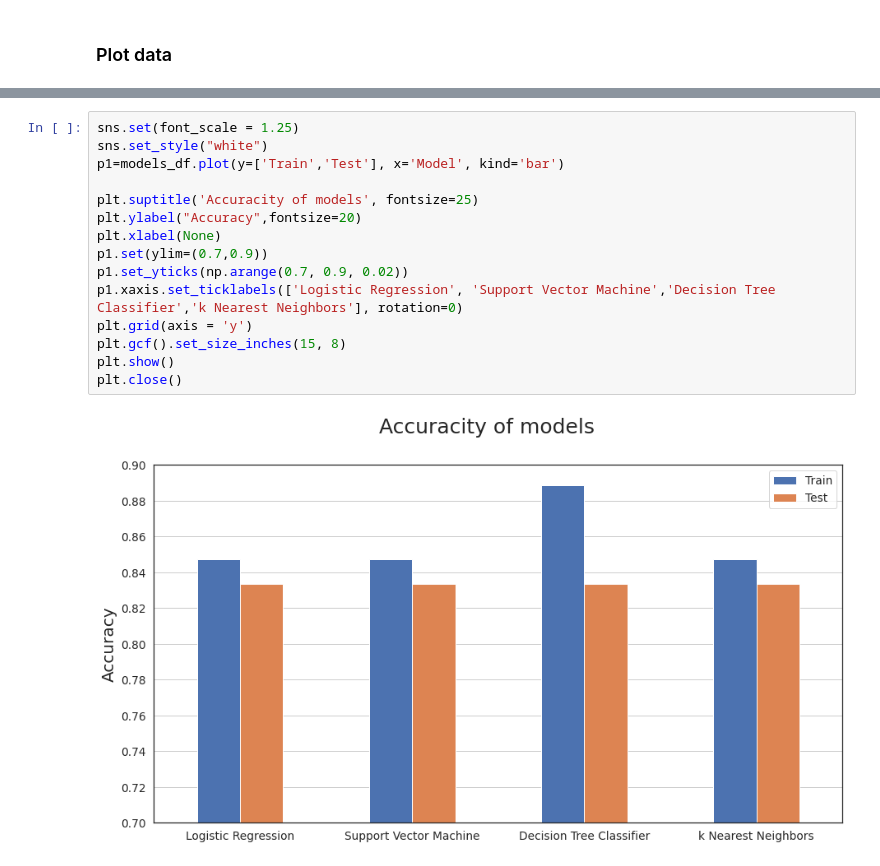
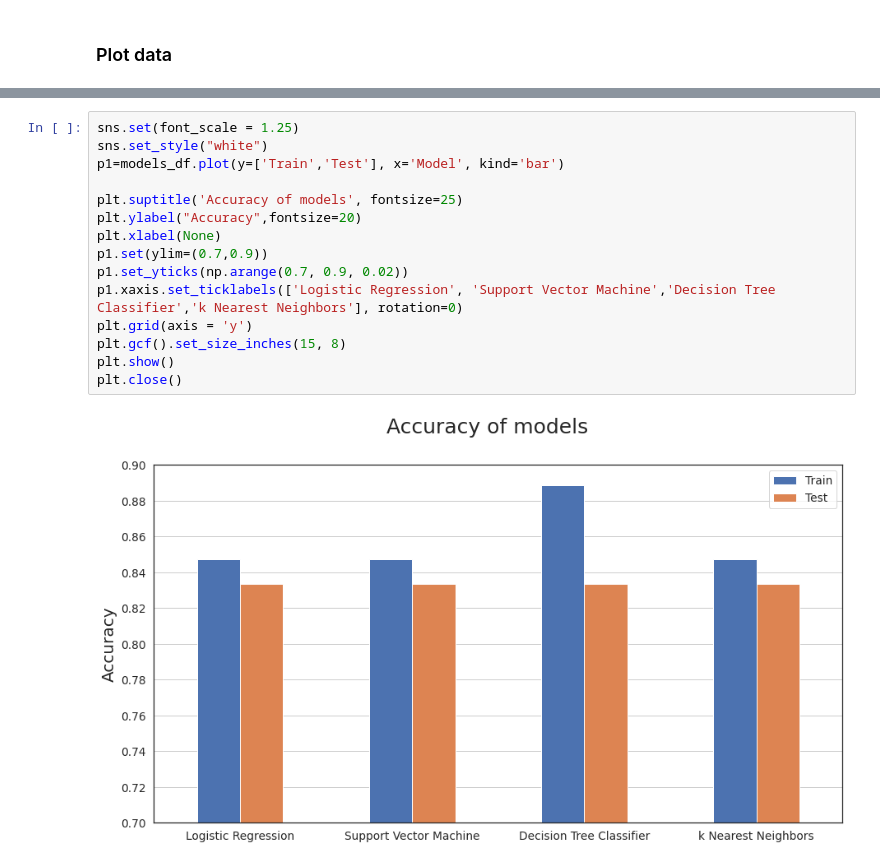
Before and after one commit to ljszatkowski/Applied-Data-Science-Capstone---Coursera, a Jupyter notebook: 10_Plots_models.ipynb, the cells around one changed output, grey strips where cells are left out. Saved outputs shown, nothing was run; the diff lists cells and outputs as text.

```diff
--- a/10_Plots_models.ipynb
+++ b/10_Plots_models.ipynb
@@ -79,17 +79,17 @@ plt.close()
 # %%
 sns.set(font_scale = 1.25)
 sns.set_style("white")
 p1=models_df.plot(y=['Train','Test'], x='Model', kind='bar')
 
-plt.suptitle('Accuracity of models', fontsize=25)
+plt.suptitle('Accuracy of models', fontsize=25)
 plt.ylabel("Accuracy",fontsize=20)
 plt.xlabel(None)
 p1.set(ylim=(0.7,0.9))
 p1.set_yticks(np.arange(0.7, 0.9, 0.02))
 p1.xaxis.set_ticklabels(['Logistic Regression', 'Support Vector Machine','Decision Tree Classifier','k Nearest Neighbors'], rotation=0)
 plt.grid(axis = 'y')
 plt.gcf().set_size_inches(15, 8)
 plt.show()
 plt.close()
 # %% [output]
-[figure, old version]
+[figure, new version]
```
Also changed, not shown: parts of 2 cells of this notebook.
